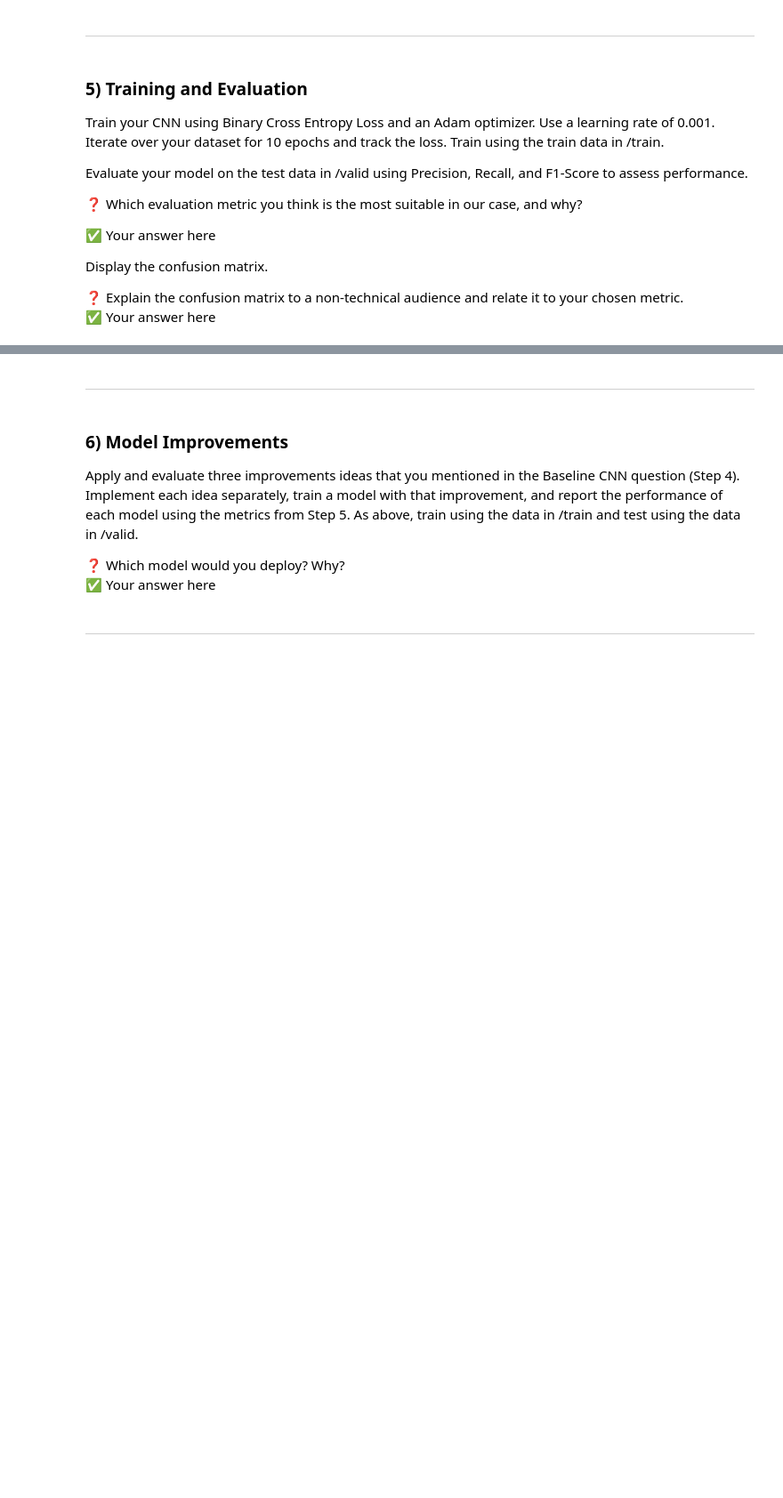
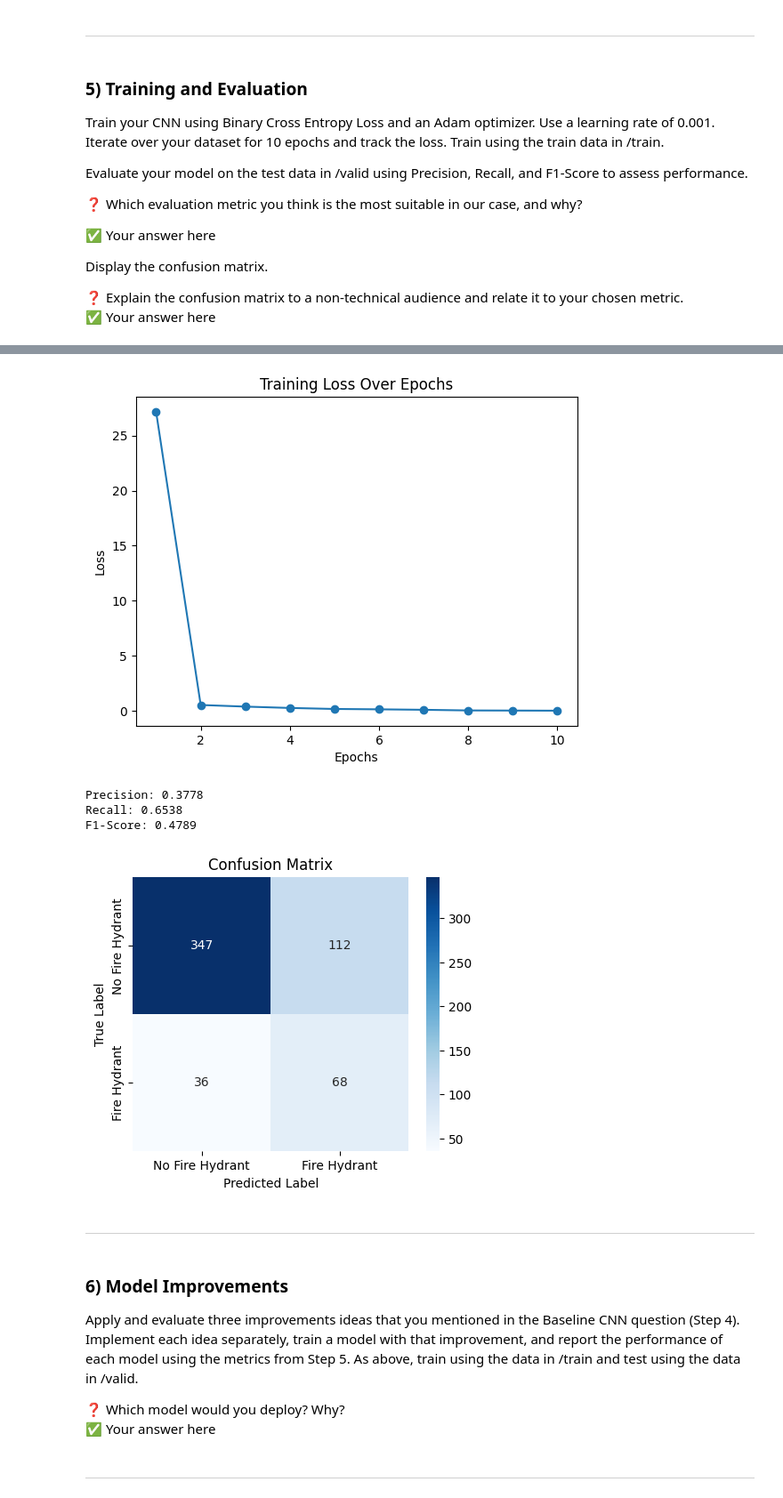
Before and after one commit to bisheralwan/ChatBot, a Jupyter notebook: W2025/Assignments/Assignment2/Ass2_SYSC4415_W25.ipynb, the cells around one changed output, grey strips where cells are left out. Shown at 89% size. Drawn from its saved outputs; the diff is of its cells as text; code cells hidden in the pictures; blank space fills up the shorter version.

```diff
--- a/W2025/Assignments/Assignment2/Ass2_SYSC4415_W25.ipynb
+++ b/W2025/Assignments/Assignment2/Ass2_SYSC4415_W25.ipynb
@@ -235,12 +236,6 @@ be sure to come up with your own ideas!). Provide a brief explanation for each.
 
 ✅ Your answer here..
 # %%
-import torch
-import torch.nn as nn
-import torch.optim as optim
-import torch.nn.functional as F
-
-#well constructa class to represent this model
 class FireHydrantCNN(nn.Module):
     def __init__(self):
         super(FireHydrantCNN, self).__init__()
@@ -253,13 +248,14 @@ class FireHydrantCNN(nn.Module):
         self.fc2 = nn.Linear(128, 1)
 
     def forward(self, x):
-        x = self.pool(F.relu(self.conv1(x))) #Conv1 + ReLU + MaxPool
-        x = self.pool(F.relu(self.conv2(x))) #Conv2 + ReLU + MaxPool
+        x = self.pool(F.relu(self.conv1(x)))
+        x = self.pool(F.relu(self.conv2(x)))
         x = x.view(x.size(0), -1)
         x = F.relu(self.fc1(x))
-        x = torch.sigmoid(self.fc2(x)) #sigmoid used for binary classification
+        x = self.fc2(x)
         return x
 
+# Initialize the updated model
 model = FireHydrantCNN()
 print(model)
 # %% [output]
@@ -306,12 +302,13 @@ from sklearn.metrics import precision_score, recall_score, f1_score, confusion_m
 import numpy as np
 import seaborn as sns
 import matplotlib.pyplot as plt
+from sklearn.utils.class_weight import compute_class_weight
 
-# Convert NumPy arrays into a PyTorch Dataset
+# Dataset class to convert images into PyTorch format
 class FireHydrantDataset(Dataset):
     def __init__(self, images, labels):
-        self.images = torch.tensor(images, dtype=torch.float32).unsqueeze(1) / 255.0  # Normalize to [0,1] and add channel dim
-        self.labels = torch.tensor(labels, dtype=torch.float32).unsqueeze(1)  # Ensure labels are float for BCELoss
+        self.images = torch.tensor(images, dtype=torch.float32).permute(0, 3, 1, 2)  # (H, W, C) -> (C, H, W)
+        self.labels = torch.tensor(labels, dtype=torch.float32).unsqueeze(1)  # Ensure labels are float and reshaped
 
     def __len__(self):
         return len(self.labels)
@@ -330,8 +327,12 @@ valid_loader = DataLoader(valid_dataset, batch_size=32, shuffle=False)
 num_epochs = 10
 learning_rate = 0.001
 
-# Binary Cross Entropy Loss and Adam Optimizer
-criterion = nn.BCELoss()
+# Compute class weights to address class imbalance
+class_weights = compute_class_weight(class_weight="balanced", classes=np.array([0, 1]), y=train_labels)  # 🔧 FIXED
+class_weights = torch.tensor(class_weights, dtype=torch.float32).to(device)
+
+# Use BCEWithLogitsLoss (Fix for loss function issue) + class weighting
+criterion = nn.BCEWithLogitsLoss(pos_weight=class_weights[1])  # Apply weight to the minority class
 optimizer = optim.Adam(model.parameters(), lr=learning_rate)
 
 # Move model to GPU if available
@@ -344,7 +345,7 @@ for epoch in range(num_epochs):
     model.train()
     running_loss = 0.0
     for images, labels in train_loader:
-        images, labels = images.to(device), labels.to(device)  # Move to GPU if available
+        images, labels = images.to(device), labels.float().to(device)  # Ensure labels are float32
 
         # Forward pass
         outputs = model(images)
@@ -376,7 +377,7 @@ with torch.no_grad():
     for images, labels in valid_loader:
         images, labels = images.to(device), labels.cpu().numpy()
         outputs = model(images)
-        preds = (outputs.cpu().numpy() > 0.5).astype(int)  # Convert sigmoid output to binary labels
+        preds = (torch.sigmoid(outputs).cpu().numpy() > 0.5).astype(int)  # Convert logits to probabilities, then to binary labels
         all_preds.extend(preds)
         all_labels.extend(labels)
 
@@ -406,3 +416,8 @@ NameError: name 'train_images' is not defined
+[figure, added]
+Precision: 0.3778
+Recall: 0.6538
+F1-Score: 0.4789
+[figure, added]
 # %% [markdown]
 ---
 # %% [markdown]
```
Also changed, not shown: parts of 3 cells of this notebook.
